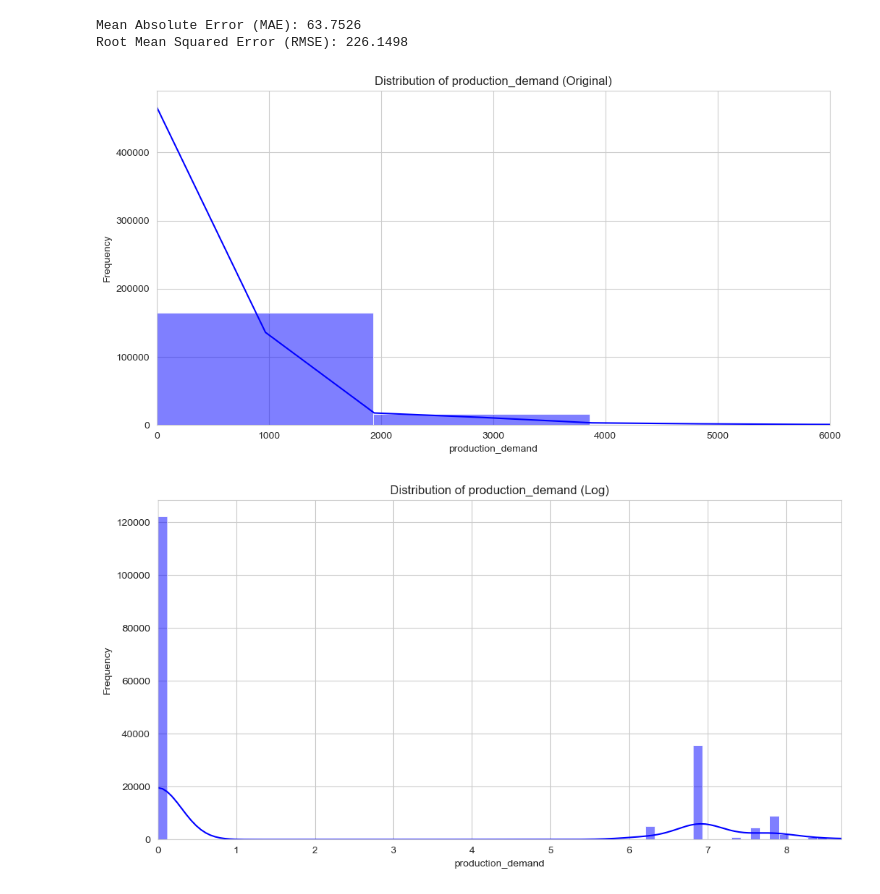
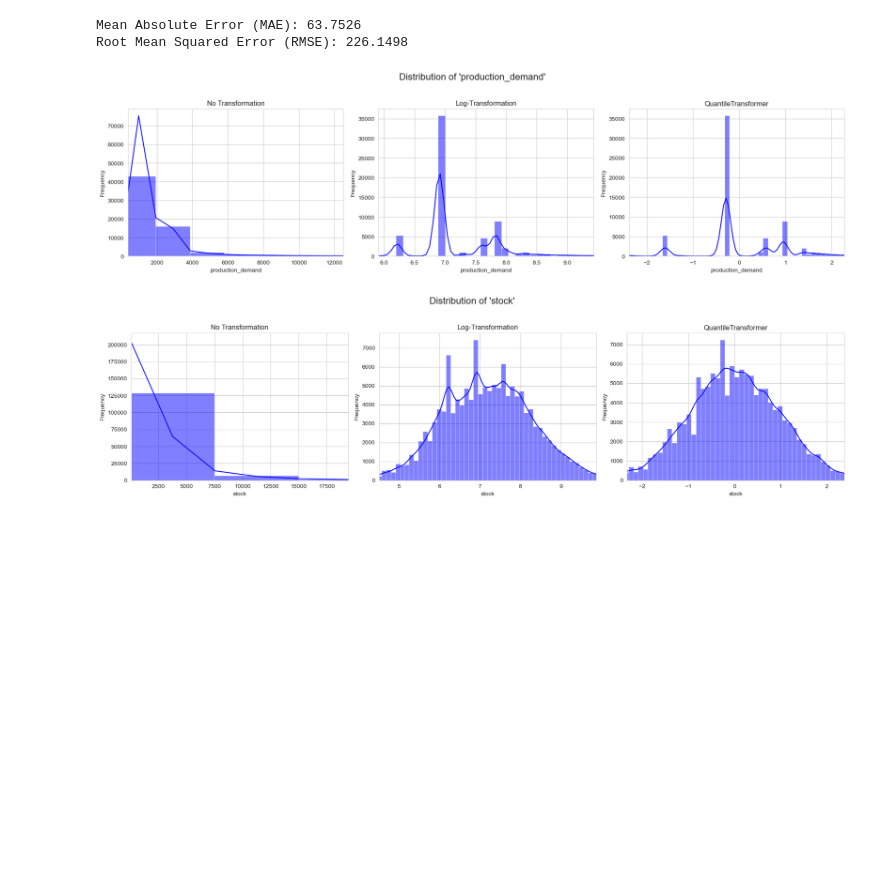
Before and after one commit to Y0d4l3/forecast-ki, a Jupyter notebook: plot.ipynb, the cells around one changed output. Saved outputs shown, nothing was run; the diff lists cells and outputs as text; code cells hidden in the pictures; blank space fills up the shorter version.

Commit message:
plots angepasst

```diff
--- a/plot.ipynb
+++ b/plot.ipynb
@@ -31,53 +31,52 @@ Root Mean Squared Error (RMSE): 226.1498
 # %%
 import pandas as pd
 import matplotlib.pyplot as plt
 import seaborn as sns
-from sklearn.preprocessing import QuantileTransformer, StandardScaler, MinMaxScaler
+import numpy as np
+from sklearn.preprocessing import QuantileTransformer
 
+data_path = 'data/processed_data.csv'
 features = ['production_demand', 'stock', 'net_raw_demand', 'preview_sum']
-feature = 'production_demand'
 
-data = pd.read_csv('data/processed_data.csv')
-#data = data[data[feature] > 0]
-#data = data[(data[feature] >= 0) & (data[feature] <= 2000)]
-#data = data[(data[feature] >= 20000)]
+data = pd.read_csv(data_path)
 
-scalers = {
-    'Original': None,
-    'Log': lambda x: np.log1p(x),
-    'QuantileTransformer': QuantileTransformer(output_distribution='normal'),
-    'StandardScaler': StandardScaler(),
-    'MinMaxScaler': MinMaxScaler(),
+transformers = {
+    'No Transformation': None,
+    'Log-Transformation': lambda x: np.log1p(x),
+    'QuantileTransformer': QuantileTransformer(output_distribution='normal')
 }
 
-for name, scaler in scalers.items():
-    transformed_data = data[[feature]].copy()
+for feature in features:
+    if feature not in data.columns:
+        continue
 
-    if scaler is None:
-        transformed_data[feature] = data[feature]
-    elif callable(scaler):
-        transformed_data[feature] = scaler(data[feature])
-    else:
-        transformed_data[feature] = scaler.fit_transform(data[[feature]])
+    feature_data = data[data[feature] > 0].copy()
 
-    # Histogram
-    plt.figure(figsize=(12, 6))
-    sns.histplot(transformed_data[feature], bins=100, kde=True, color='blue')
-    plt.title(f'Distribution of {feature} ({name})')
-    plt.xlabel(feature)
-    plt.ylabel('Frequency')
-    plt.grid(True)
-    plt.xlim(transformed_data[feature].quantile(0.01), transformed_data[feature].quantile(0.99))
+    fig, axes = plt.subplots(1, 3, figsize=(18, 5))
+    fig.suptitle(f"Distribution of '{feature}'", fontsize=16)
+
+    for ax, (name, transformer) in zip(axes, transformers.items()):
+        transformed_data = feature_data[[feature]].copy()
+
+        if transformer is None:
+            transformed_data[feature] = feature_data[feature]
+        elif callable(transformer):
+            transformed_data[feature] = transformer(feature_data[feature])
+        else:
+            transformed_data[feature] = transformer.fit_transform(feature_data[[feature]])
+
+        sns.histplot(transformed_data[feature], bins=100, kde=True, color='blue', ax=ax)
+        ax.set_title(name)
+        ax.set_xlabel(feature)
+        ax.set_ylabel('Frequency')
+        ax.grid(True)
+        ax.set_xlim(
+            transformed_data[feature].quantile(0.01),
+            transformed_data[feature].quantile(0.99)
+        )
+
+    plt.tight_layout(rect=(0.0, 0.0, 1.0, 0.95))
     plt.show()
-
-    # Boxplot
-    #plt.figure(figsize=(12, 6))
-    #sns.boxplot(x=transformed_data[feature], color='orange')
-    #plt.title(f'Boxplot der Produktionswerte ({name})')
-    #plt.xlabel('Produktionswert')
-    #plt.xlim(transformed_data[feature].quantile(0.01), transformed_data[feature].quantile(0.99))
-    #plt.grid(True)
-    #plt.show()
 # %% [output]
-[figure, old version]
+[figure, new version]
-[figure, old version]
+[figure, new version]
```
Also changed, not shown: parts of 3 cells of this notebook.
